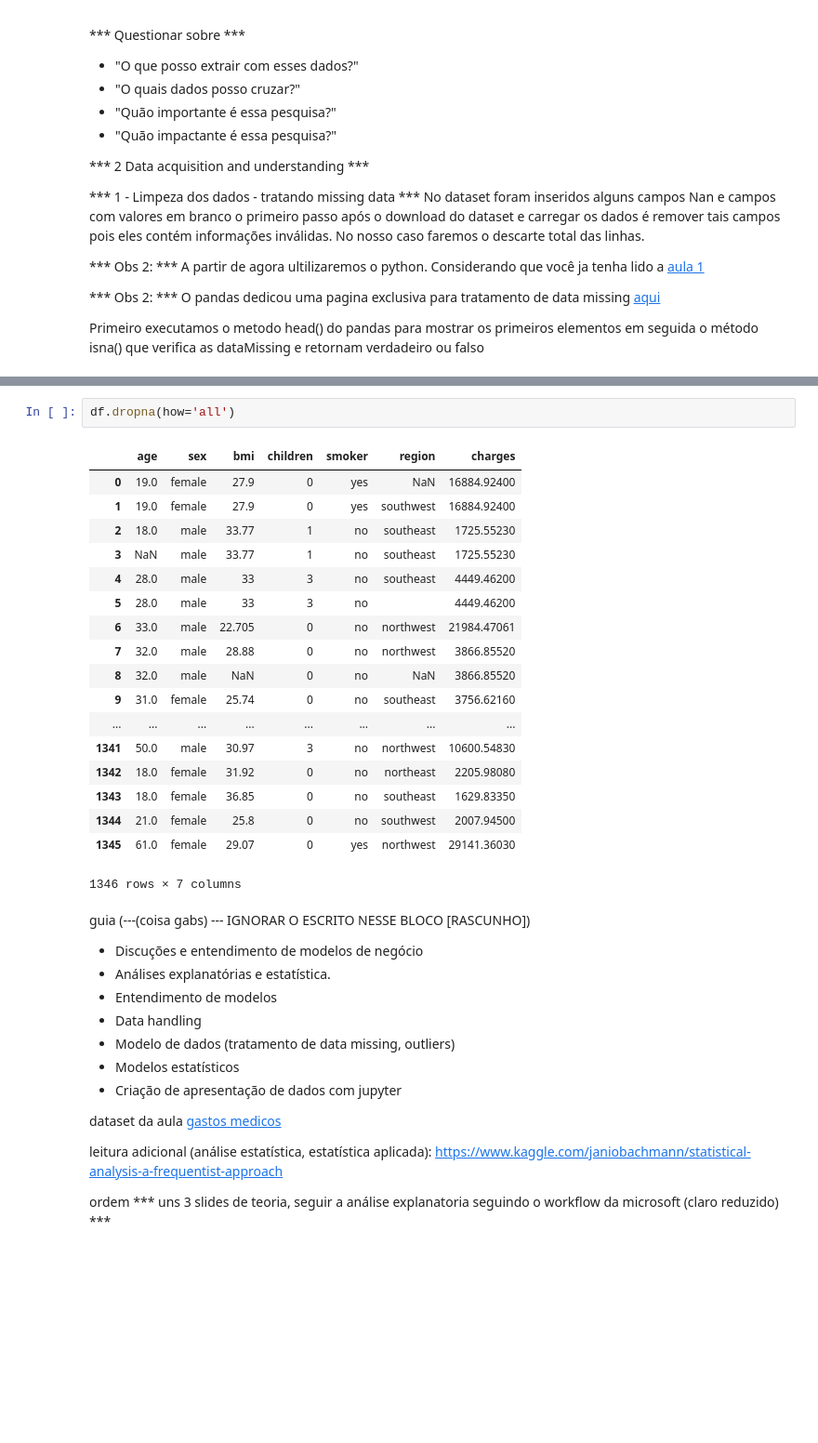
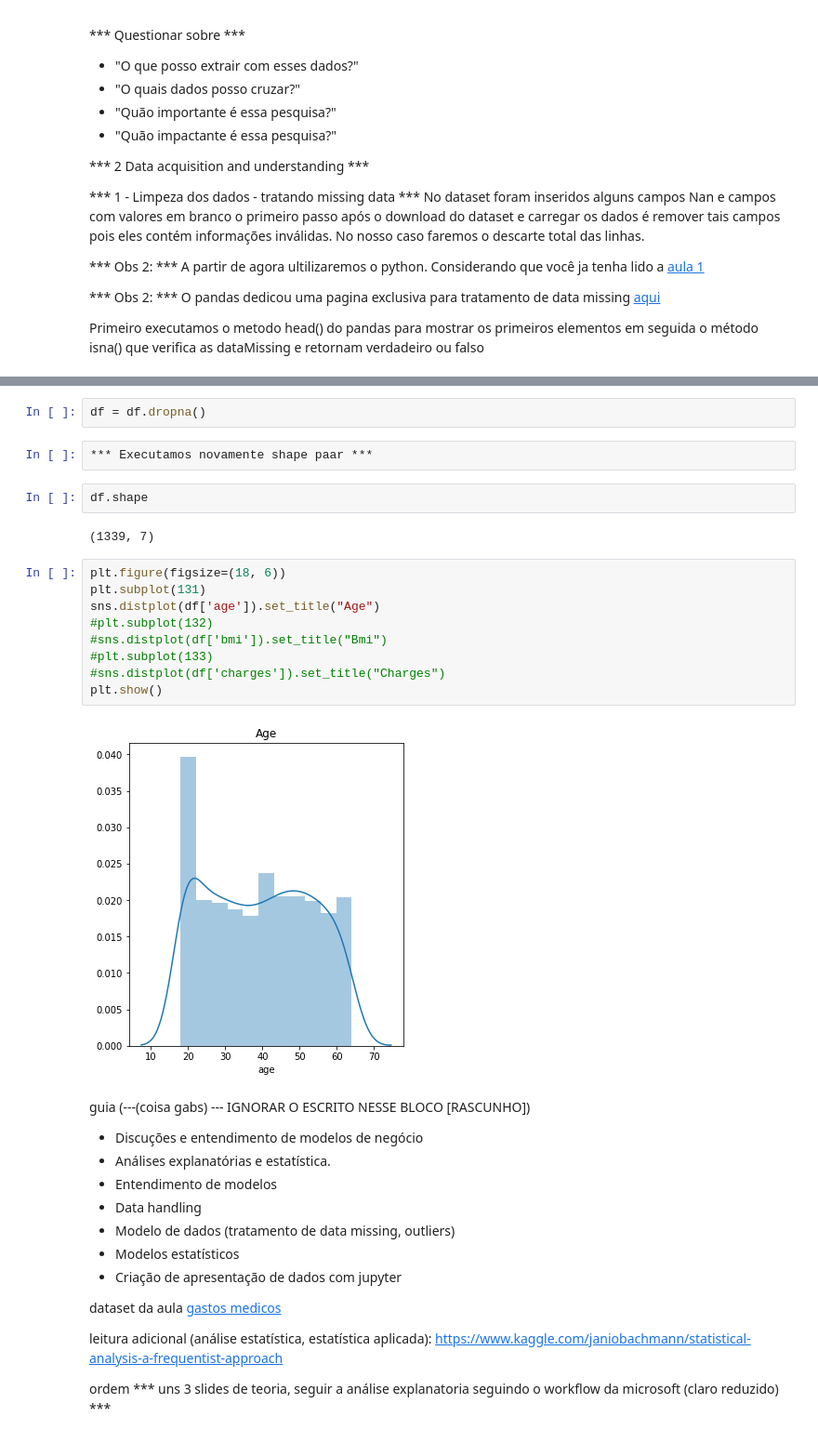
Before and after one commit to araramakerspace/CursoDataScience, a Jupyter notebook: Aula2/Aula3- Analise explanatoria.ipynb, the cells around one changed output, grey strips where cells are left out. Shown at 93% size. Saved outputs shown, nothing was run; the diff lists cells and outputs as text; blank space fills up the shorter version.

```diff
--- a/Aula2/Aula3- Analise explanatoria.ipynb
+++ b/Aula2/Aula3- Analise explanatoria.ipynb
@@ -159,24 +171,22 @@ df.isna()
 # %%
-df.dropna(how='all')
+df = df.dropna()
-# %% [output]
-|  | age | sex | bmi | children | smoker | region | charges |
-| 0 | 19.0 | female | 27.9 | 0 | yes | NaN | 16884.92400 |
-| 1 | 19.0 | female | 27.9 | 0 | yes | southwest | 16884.92400 |
-| 2 | 18.0 | male | 33.77 | 1 | no | southeast | 1725.55230 |
-| 3 | NaN | male | 33.77 | 1 | no | southeast | 1725.55230 |
-| 4 | 28.0 | male | 33 | 3 | no | southeast | 4449.46200 |
-| 5 | 28.0 | male | 33 | 3 | no |  | 4449.46200 |
-| 6 | 33.0 | male | 22.705 | 0 | no | northwest | 21984.47061 |
-| 7 | 32.0 | male | 28.88 | 0 | no | northwest | 3866.85520 |
-| 8 | 32.0 | male | NaN | 0 | no | NaN | 3866.85520 |
-| 9 | 31.0 | female | 25.74 | 0 | no | southeast | 3756.62160 |
-| ... | ... | ... | ... | ... | ... | ... | ... |
-| 1341 | 50.0 | male | 30.97 | 3 | no | northwest | 10600.54830 |
-| 1342 | 18.0 | female | 31.92 | 0 | no | northeast | 2205.98080 |
-| 1343 | 18.0 | female | 36.85 | 0 | no | southeast | 1629.83350 |
-| 1344 | 21.0 | female | 25.8 | 0 | no | southwest | 2007.94500 |
-| 1345 | 61.0 | female | 29.07 | 0 | yes | northwest | 29141.36030 |
-1346 rows × 7 columns
+# %%
+*** Executamos novamente shape paar ***
+# %%
+df.shape
+# %% [output]
+(1339, 7)
+# %%
+plt.figure(figsize=(18, 6))
+plt.subplot(131)
+sns.distplot(df['age']).set_title("Age")
+#plt.subplot(132)
+#sns.distplot(df['bmi']).set_title("Bmi")
+#plt.subplot(133)
+#sns.distplot(df['charges']).set_title("Charges")
+plt.show()
+# %% [output]
+[figure, added]
 # %% [markdown]
 
 
```
Also changed, not shown: parts of 6 cells of this notebook, 1 other file.
